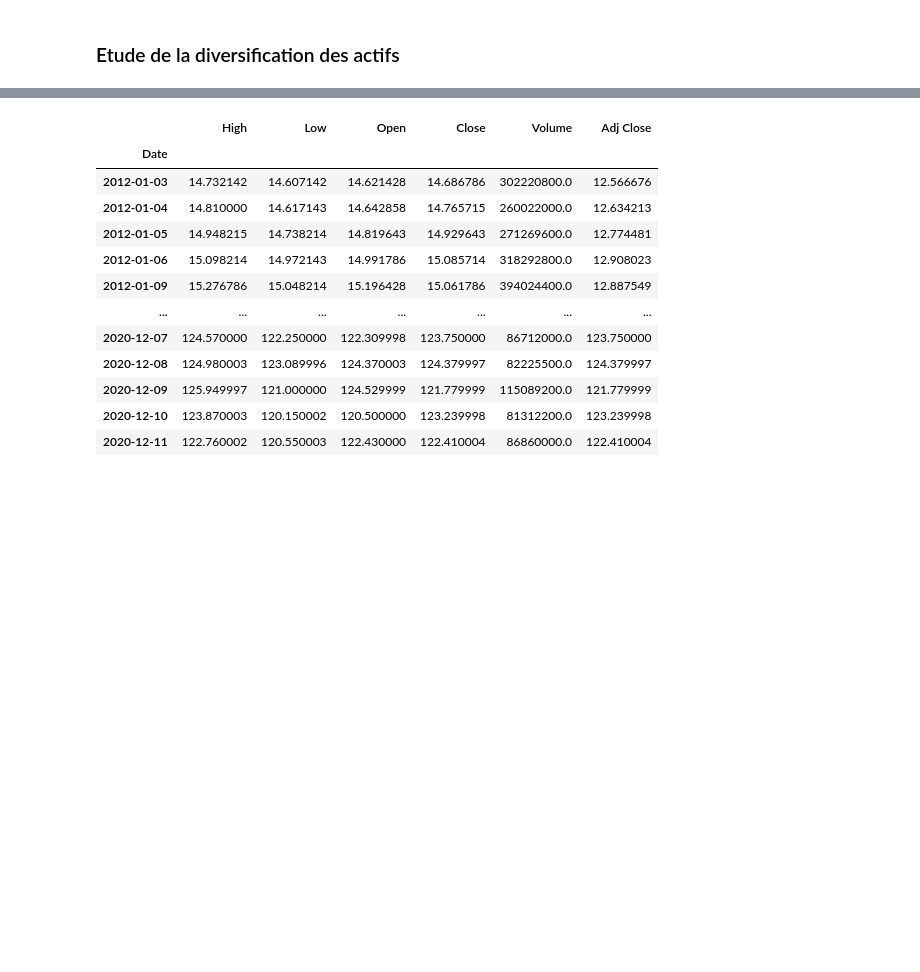
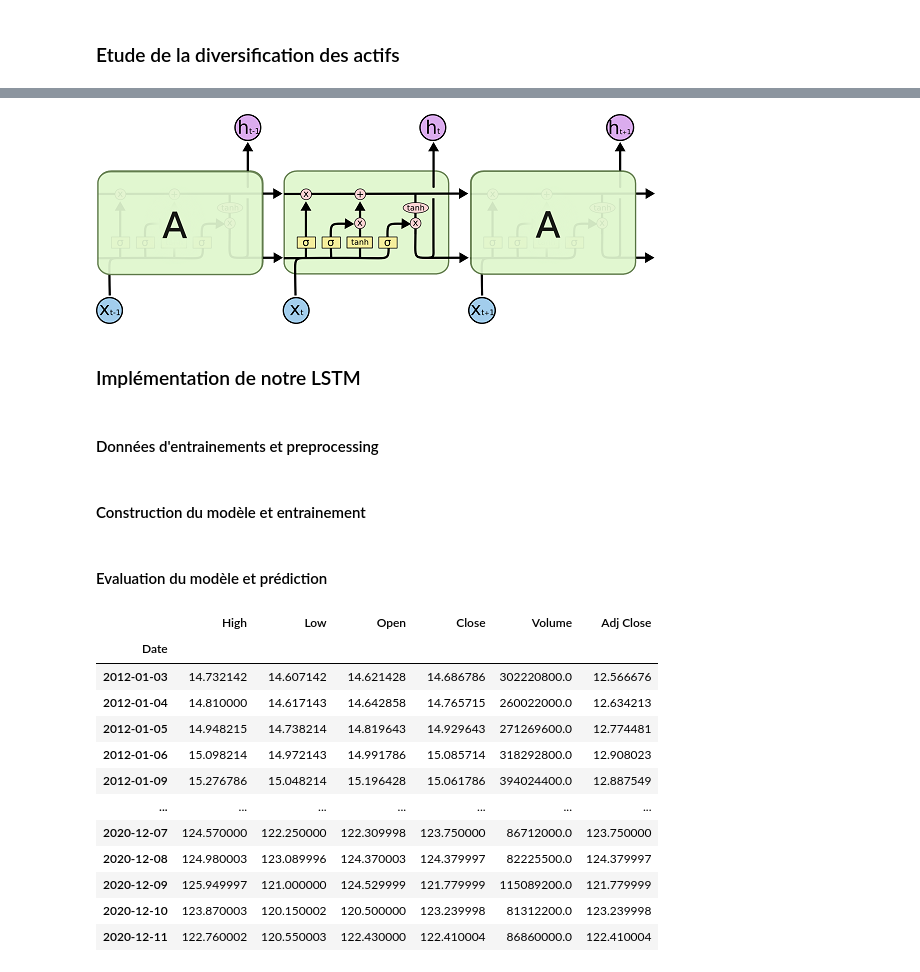
Before and after one commit to lasme-ephrem/pythonproject2a, a Jupyter notebook: notebook_projet_python_lasme_new.ipynb, the cells around one changed output, grey strips where cells are left out. Drawn from its saved outputs; the diff is of its cells as text; code cells hidden in the pictures; blank space fills up the shorter version.

```diff
--- a/notebook_projet_python_lasme_new.ipynb
+++ b/notebook_projet_python_lasme_new.ipynb
@@ -176,3 +219,16 @@ profil_temporel("Volume", 20, 15, 3, 2)
+# %%
+from IPython.display import Image
+Image("img_lstm.png")
+# %% [output]
+[figure, added]
+# %% [markdown]
+### Implémentation de notre LSTM
+# %% [markdown]
+#### Données d'entrainements et preprocessing
+# %% [markdown]
+#### Construction du modèle et entrainement
+# %% [markdown]
+#### Evaluation du modèle et prédiction
 # %%
 df = DataReader('AAPL', data_source='yahoo', start='2012-01-01', end=datetime.now())
 df
```
Also changed, not shown: parts of 19 cells of this notebook.
